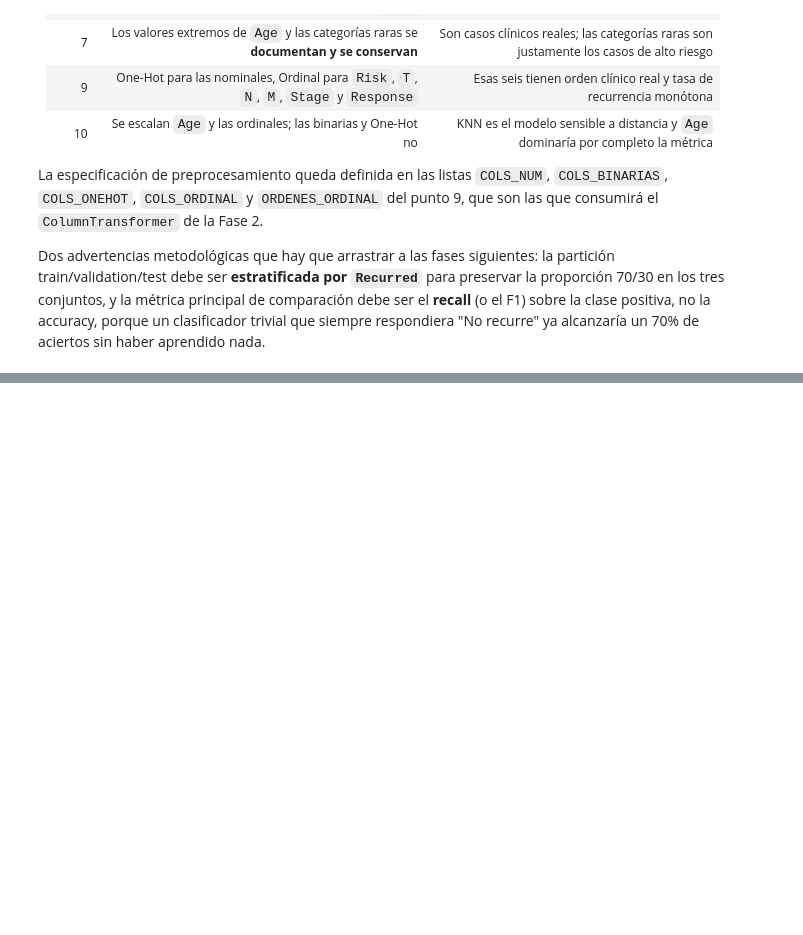
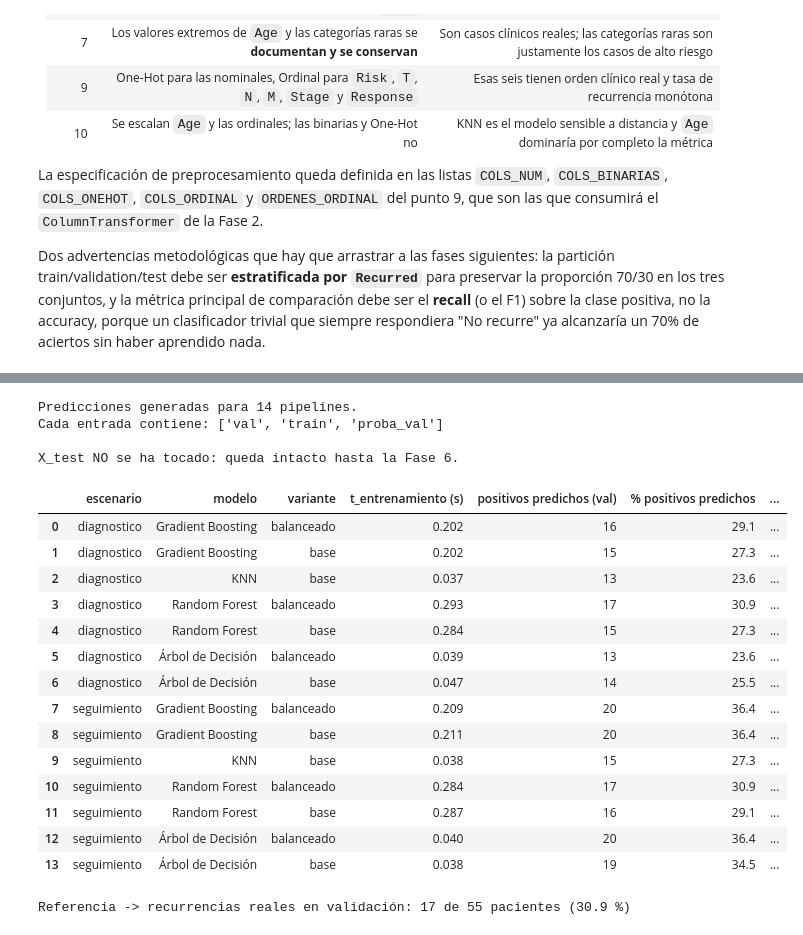
Before and after one commit to kepabonsaeafit/fundamentos-aa-2026, a Jupyter notebook: talleres/workshop2-ml/workshop2_clasificacion_tiroides.ipynb, the cells around one changed output, grey strips where cells are left out. Drawn from its saved outputs; the diff is of its cells as text; code cells hidden in the pictures; blank space fills up the shorter version.

```diff
--- a/talleres/workshop2-ml/workshop2_clasificacion_tiroides.ipynb
+++ b/talleres/workshop2-ml/workshop2_clasificacion_tiroides.ipynb
@@ -1735,0 +2131,59 @@ Dos advertencias metodológicas que hay que arrastrar a las fases siguientes: la
+# %%
+predicciones_clf = {}
+
+for clave, pipe in pipelines_clf.items():
+    predicciones_clf[clave] = {
+        "val": pipe.predict(X_val),                      # <- el Punto 17
+        "train": pipe.predict(X_train),                  # insumo del Punto 19
+        "proba_val": pipe.predict_proba(X_val)[:, 1],    # prob. de la clase positiva (Recurre)
+    }
+
+print(f"Predicciones generadas para {len(predicciones_clf)} pipelines.")
+print(f"Cada entrada contiene: {list(next(iter(predicciones_clf.values())).keys())}")
+print("\nX_test NO se ha tocado: queda intacto hasta la Fase 6.")
+# %% [output]
+Predicciones generadas para 14 pipelines.
+Cada entrada contiene: ['val', 'train', 'proba_val']
+
+X_test NO se ha tocado: queda intacto hasta la Fase 6.
+# %%
+# Resumen de control. No hay métricas de acierto aquí: eso es el Punto 19. Lo que se revisa es
+# que cada modelo esté prediciendo un número razonable de positivos y no haya colapsado a una
+# sola clase, que es el fracaso típico bajo desbalance.
+filas = []
+for (escenario, modelo, variante), preds in predicciones_clf.items():
+    pv = preds["val"]
+    filas.append({
+        "escenario": escenario,
+        "modelo": modelo,
+        "variante": variante,
+        "t_entrenamiento (s)": round(tiempos_clf[(escenario, modelo, variante)], 3),
+        "positivos predichos (val)": int(pv.sum()),
+        "% positivos predichos": round(100 * pv.mean(), 1),
+        "prob. media clase 1": round(float(preds["proba_val"].mean()), 3),
+    })
+
+resumen_clf = (pd.DataFrame(filas)
+               .sort_values(["escenario", "modelo", "variante"])
+               .reset_index(drop=True))
+display(resumen_clf)
+
+print(f"Referencia -> recurrencias reales en validación: {int(y_val.sum())} "
+      f"de {len(y_val)} pacientes ({100 * y_val.mean():.1f} %)")
+# %% [output]
+|  | escenario | modelo | variante | t_entrenamiento (s) | positivos predichos (val) | % positivos predichos | ... |
+| 0 | diagnostico | Gradient Boosting | balanceado | 0.202 | 16 | 29.1 | ... |
+| 1 | diagnostico | Gradient Boosting | base | 0.202 | 15 | 27.3 | ... |
+| 2 | diagnostico | KNN | base | 0.037 | 13 | 23.6 | ... |
+| 3 | diagnostico | Random Forest | balanceado | 0.293 | 17 | 30.9 | ... |
+| 4 | diagnostico | Random Forest | base | 0.284 | 15 | 27.3 | ... |
+| 5 | diagnostico | Árbol de Decisión | balanceado | 0.039 | 13 | 23.6 | ... |
+| 6 | diagnostico | Árbol de Decisión | base | 0.047 | 14 | 25.5 | ... |
+| 7 | seguimiento | Gradient Boosting | balanceado | 0.209 | 20 | 36.4 | ... |
+| 8 | seguimiento | Gradient Boosting | base | 0.211 | 20 | 36.4 | ... |
+| 9 | seguimiento | KNN | base | 0.038 | 15 | 27.3 | ... |
+| 10 | seguimiento | Random Forest | balanceado | 0.284 | 17 | 30.9 | ... |
+| 11 | seguimiento | Random Forest | base | 0.287 | 16 | 29.1 | ... |
+| 12 | seguimiento | Árbol de Decisión | balanceado | 0.040 | 20 | 36.4 | ... |
+| 13 | seguimiento | Árbol de Decisión | base | 0.038 | 19 | 34.5 | ... |
+Referencia -> recurrencias reales en validación: 17 de 55 pacientes (30.9 %)
```
Also changed, not shown: parts of 15 cells of this notebook, 2 other files.
